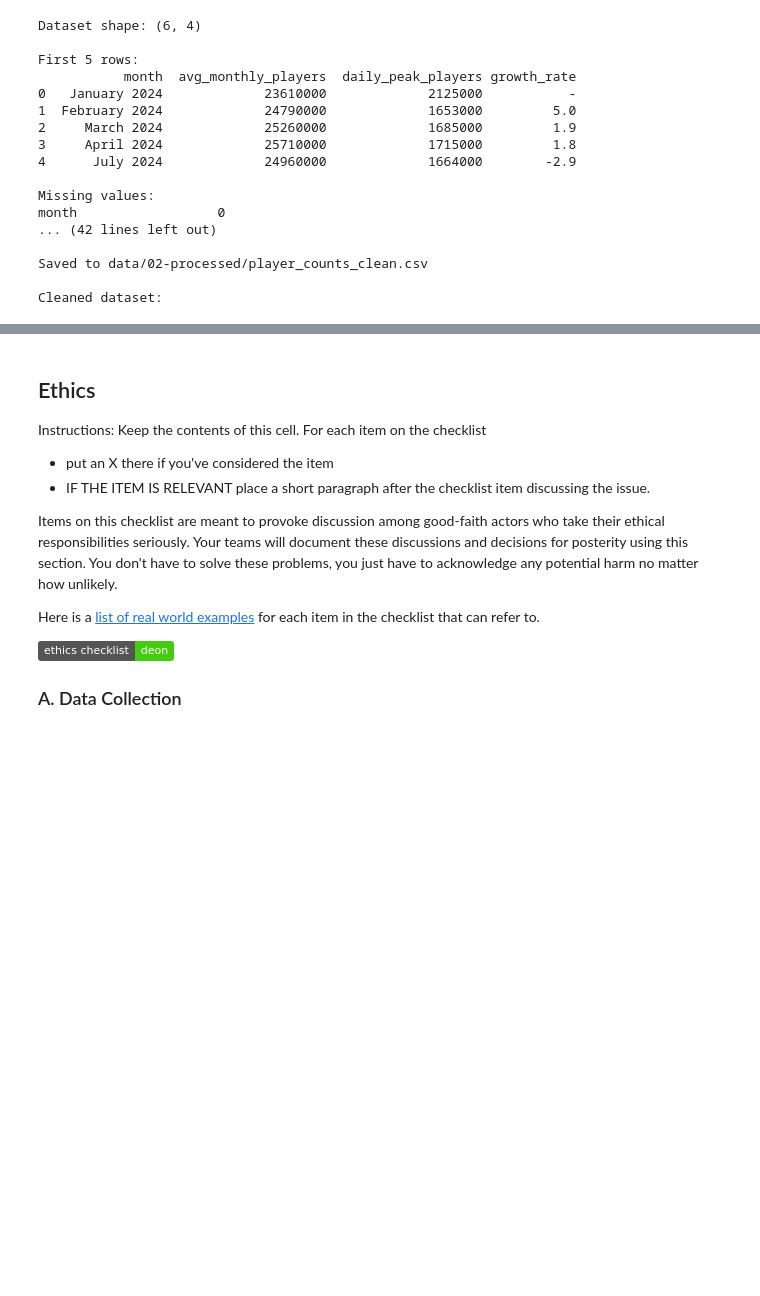
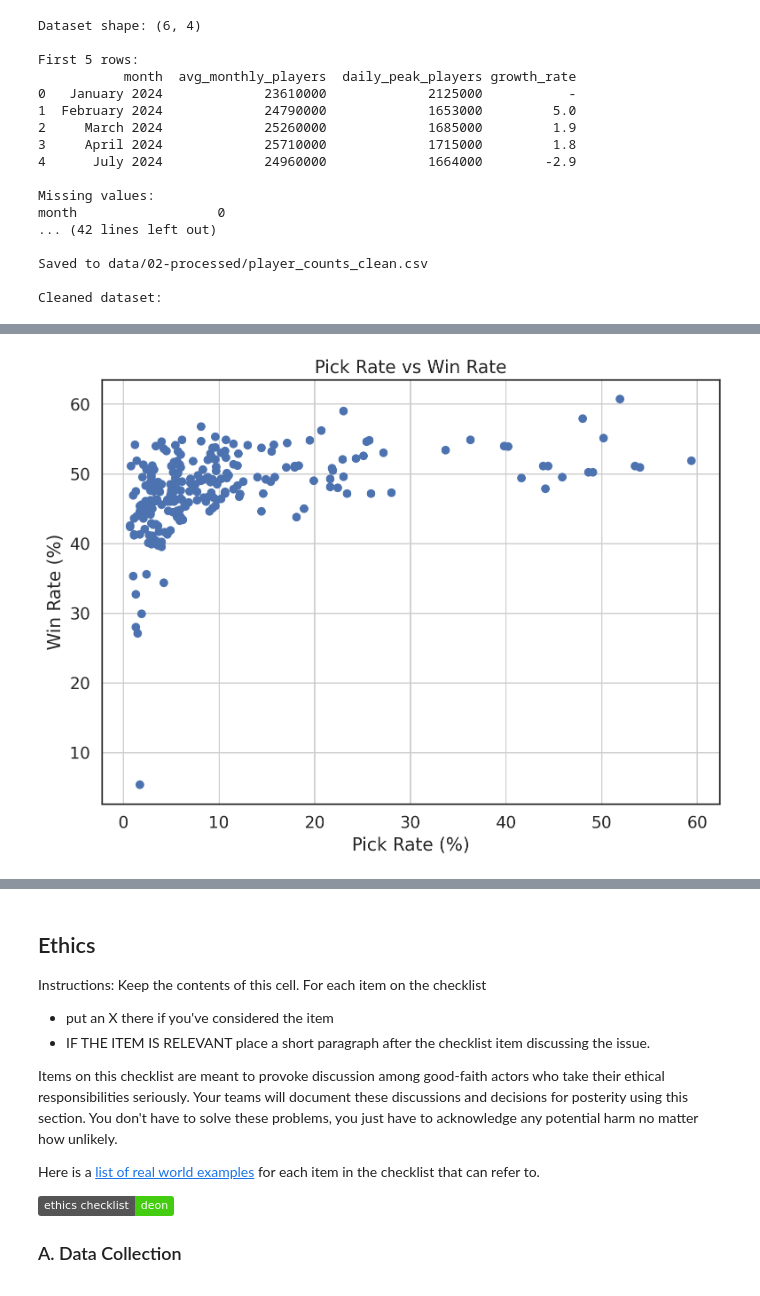
Before and after one commit to COGS108/Group-SP26-086, a Jupyter notebook: 02-EDACheckpoint.ipynb, the cells around one changed output, grey strips where cells are left out. Cells and saved outputs as stored; diff of their text form; code cells hidden in the pictures; badges without logos; blank space fills up the shorter version.

```diff
--- a/02-EDACheckpoint.ipynb
+++ b/02-EDACheckpoint.ipynb
@@ -386,0 +517,84 @@ Some more words and stuff.  Remember notebooks work best if you interleave the c
+# %%
+# ---------------------------------------------------
+# PICK RATE VS WIN RATE RELATIONSHIP
+# ---------------------------------------------------
+
+# Create figure
+plt.figure(figsize=(8,6))
+
+# Create scatterplot comparing Pick Rate and Win Rate
+plt.scatter(
+    heroes['Pick Rate'],
+    heroes['Win Rate']
+)
+
+# Add chart title and labels
+plt.title('Pick Rate vs Win Rate')
+plt.xlabel('Pick Rate (%)')
+plt.ylabel('Win Rate (%)')
+
+# Add grid for readability
+plt.grid(True)
+
+# Adjust spacing
+plt.tight_layout()
+
+# Show plot
+plt.show()
+
+
+# ---------------------------------------------------
+# CORRELATION CALCULATION
+# ---------------------------------------------------
+
+# Compute correlation between Pick Rate and Win Rate
+correlation = heroes['Pick Rate'].corr(
+    heroes['Win Rate']
+)
+
+# Print correlation result
+print(
+    "Correlation between Pick Rate and Win Rate:",
+    round(correlation, 3)
+)
+
+
+# ---------------------------------------------------
+# ROLE TRENDS ACROSS SEASONS
+# ---------------------------------------------------
+
+# Group data by Season and Role
+# Compute average Pick Rate
+# Convert Role values into separate columns
+role_season = (
+    heroes.groupby(
+        ['Season', 'Role']
+    )['Pick Rate']
+    .mean()
+    .unstack()
+)
+
+# Create line plot
+role_season.plot(
+    figsize=(10,6),
+    marker='o'
+)
+
+# Add chart title and labels
+plt.title(
+    'Average Pick Rate by Role Across Seasons'
+)
+
+plt.xlabel('Season')
+plt.ylabel('Average Pick Rate (%)')
+
+# Add grid for readability
+plt.grid(True)
+
+# Adjust spacing
+plt.tight_layout()
+
+# Show plot
+plt.show()
+# %% [output]
+[figure, added]
```
Also changed, not shown: parts of 11 cells of this notebook.
